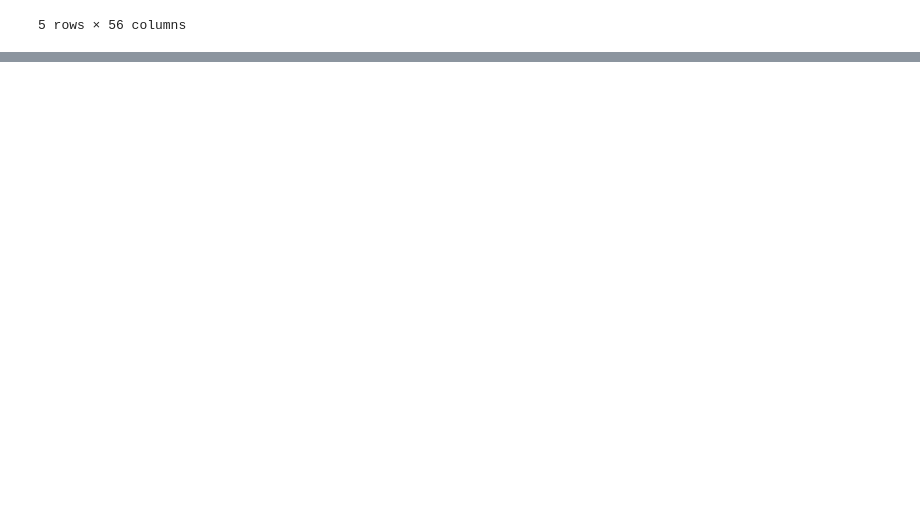
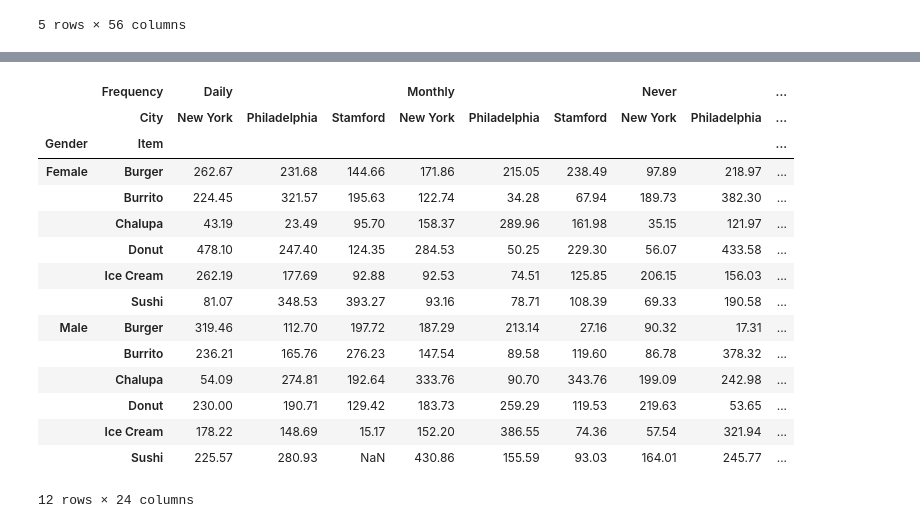
Before and after one commit to YoheiKo/DA_with_pandas_udemy, a Jupyter notebook: MultiIndex.ipynb, the cells around one changed output, grey strips where cells are left out. Saved outputs shown, nothing was run; the diff lists cells and outputs as text; code cells hidden in the pictures; blank space fills up the shorter version.

Commit message:
add pivot method to MultiIndex.ipynb

```diff
--- a/MultiIndex.ipynb
+++ b/MultiIndex.ipynb
@@ -737,0 +905,4 @@ s.unstack("year").head() # You can specify the layer by its name
+# %%
+import pandas as pd
+foods = pd.read_csv("foods.csv")
+foods.head()
@@ -737,0 +972,19 @@ s.unstack("year").head() # You can specify the layer by its name
+# %%
+foods.pivot_table(values = "Spend", index = ["Gender", "Item"], columns = ["Frequency","City"], aggfunc = "sum") #You can provide multi index as as list
+# %% [output]
+|  | Frequency | Daily |  |  | Monthly |  |  | Never |  | ... |
+|  | City | New York | Philadelphia | Stamford | New York | Philadelphia | Stamford | New York | Philadelphia | ... |
+| Gender | Item |  |  |  |  |  |  |  |  | ... |
+| Female | Burger | 262.67 | 231.68 | 144.66 | 171.86 | 215.05 | 238.49 | 97.89 | 218.97 | ... |
+|  | Burrito | 224.45 | 321.57 | 195.63 | 122.74 | 34.28 | 67.94 | 189.73 | 382.30 | ... |
+|  | Chalupa | 43.19 | 23.49 | 95.70 | 158.37 | 289.96 | 161.98 | 35.15 | 121.97 | ... |
+|  | Donut | 478.10 | 247.40 | 124.35 | 284.53 | 50.25 | 229.30 | 56.07 | 433.58 | ... |
+|  | Ice Cream | 262.19 | 177.69 | 92.88 | 92.53 | 74.51 | 125.85 | 206.15 | 156.03 | ... |
+|  | Sushi | 81.07 | 348.53 | 393.27 | 93.16 | 78.71 | 108.39 | 69.33 | 190.58 | ... |
+| Male | Burger | 319.46 | 112.70 | 197.72 | 187.29 | 213.14 | 27.16 | 90.32 | 17.31 | ... |
+|  | Burrito | 236.21 | 165.76 | 276.23 | 147.54 | 89.58 | 119.60 | 86.78 | 378.32 | ... |
+|  | Chalupa | 54.09 | 274.81 | 192.64 | 333.76 | 90.70 | 343.76 | 199.09 | 242.98 | ... |
+|  | Donut | 230.00 | 190.71 | 129.42 | 183.73 | 259.29 | 119.53 | 219.63 | 53.65 | ... |
+|  | Ice Cream | 178.22 | 148.69 | 15.17 | 152.20 | 386.55 | 74.36 | 57.54 | 321.94 | ... |
+|  | Sushi | 225.57 | 280.93 | NaN | 430.86 | 155.59 | 93.03 | 164.01 | 245.77 | ... |
+12 rows × 24 columns
```
Also changed, not shown: parts of 34 cells of this notebook.
